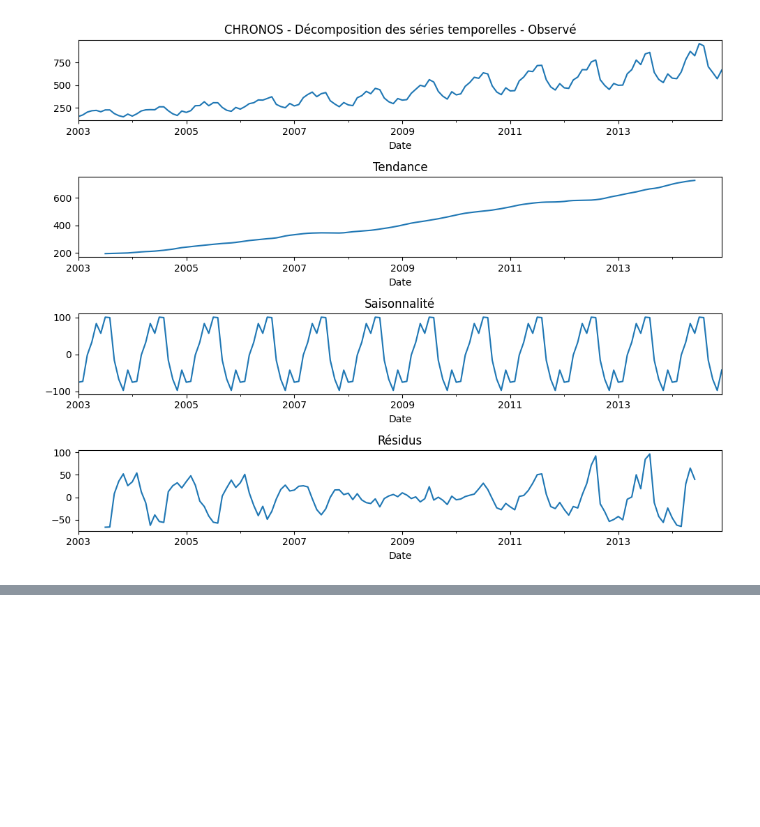
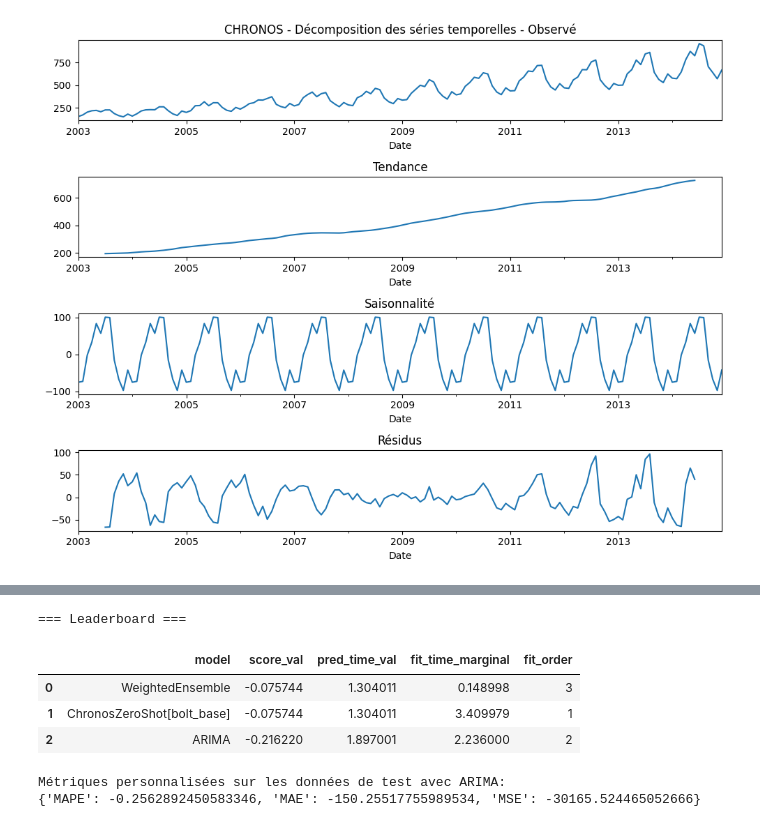
Before and after one commit to Krock13/AI_Engineer_Projet_9_Developpez_une_preuve_de_concept, a Jupyter notebook: notebook_012025.ipynb, the cells around one changed output, grey strips where cells are left out. Drawn from its saved outputs; the diff is of its cells as text; code cells hidden in the pictures; blank space fills up the shorter version.

```diff
--- a/notebook_012025.ipynb
+++ b/notebook_012025.ipynb
@@ -554,0 +560,15 @@ plt.show()
+# %%
+# Convertir la colonne 'Month-Year' en format datetime et renommer immédiatement en 'timestamp'
+data['timestamp'] = pd.to_datetime(data['Month-Year'], format='%y-%b')
+data = data.rename(columns={'Number_Trucks_Sold': 'target'})
+data = data.drop(columns=['Month-Year'])  # Supprimer l'ancienne colonne inutile
+
+# Ajouter une colonne `item_id` unique (puisque c'est une seule série)
+data['item_id'] = 'truck_sales'  # Un identifiant unique pour toute la série
+
+# Trier les données par date
+data = data.sort_values(by='timestamp')
+
+# Convertir en TimeSeriesDataFrame
+data = TimeSeriesDataFrame.from_data_frame(data)
+data.head()
@@ -554,0 +639,18 @@ plt.show()
+# %%
+# Afficher le leaderboard des modèles entraînés
+leaderboard = predictor.leaderboard()
+print("\n=== Leaderboard ===")
+leaderboard
+# %% [output]
+=== Leaderboard ===
+|  | model | score_val | pred_time_val | fit_time_marginal | fit_order |
+| 0 | WeightedEnsemble | -0.075744 | 1.304011 | 0.148998 | 3 |
+| 1 | ChronosZeroShot[bolt_base] | -0.075744 | 1.304011 | 3.409979 | 1 |
+| 2 | ARIMA | -0.216220 | 1.897001 | 2.236000 | 2 |
+# %%
+metrics = predictor.evaluate(test_data, model="ARIMA", metrics=["MAPE", "MAE", "MSE"])
+print("Métriques personnalisées sur les données de test avec ARIMA:")
+print(metrics)
+# %% [output]
+Métriques personnalisées sur les données de test avec ARIMA:
+{'MAPE': -0.2562892450583346, 'MAE': -150.25517755989534, 'MSE': -30165.524465052666}
```
Also changed, not shown: parts of 15 cells of this notebook, 14 other files.
